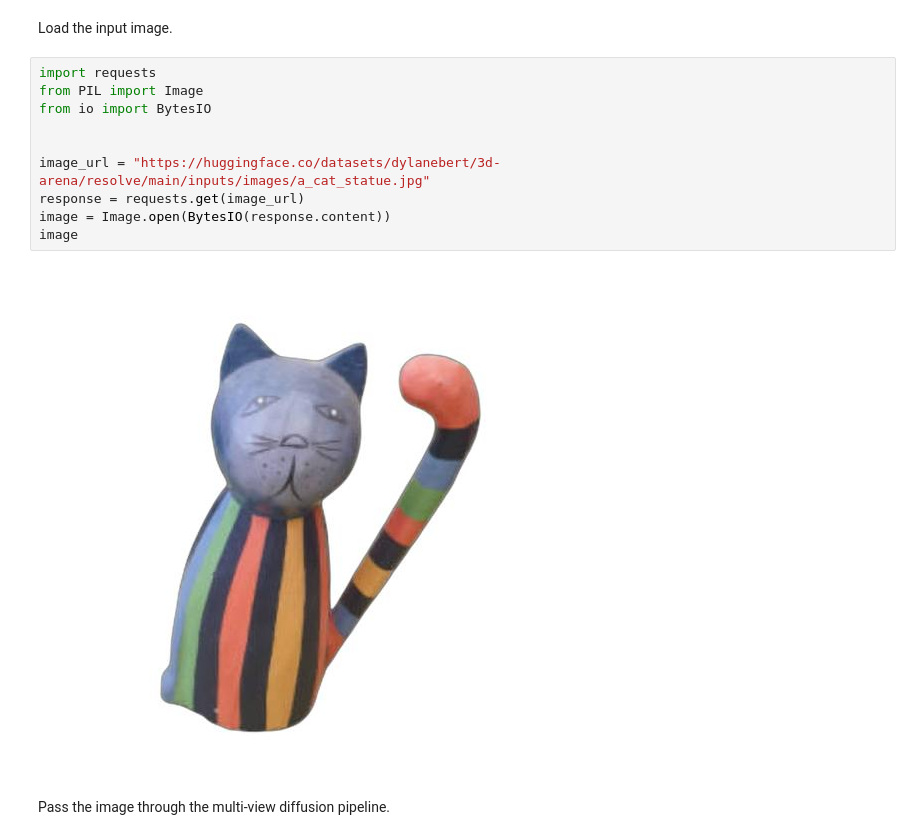
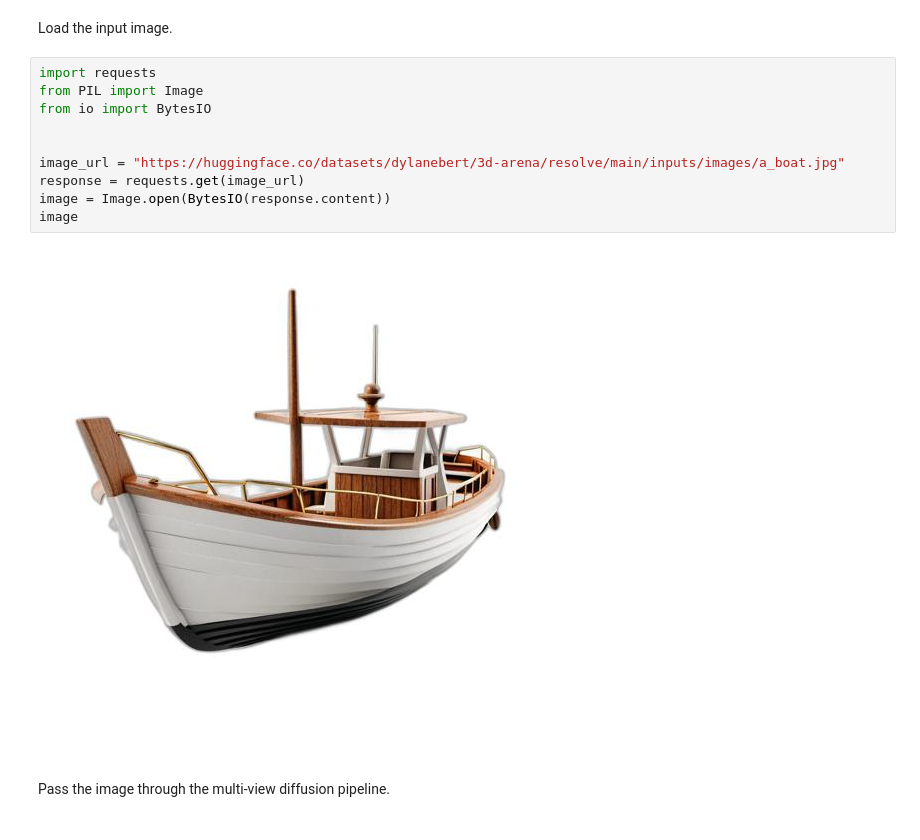
Before and after one commit to binuq8usa/transformers-tutorials, a Jupyter notebook: multi_view_diffusion.ipynb, the cells around one changed output. Saved outputs shown, nothing was run; the diff lists cells and outputs as text.

```diff
--- a/multi_view_diffusion.ipynb
+++ b/multi_view_diffusion.ipynb
@@ -70,15 +76,15 @@ Load the input image.
 # %%
 import requests
 from PIL import Image
 from io import BytesIO
 
 
-image_url = "https://huggingface.co/datasets/dylanebert/3d-arena/resolve/main/inputs/images/a_cat_statue.jpg"
+image_url = "https://huggingface.co/datasets/dylanebert/3d-arena/resolve/main/inputs/images/a_boat.jpg"
 response = requests.get(image_url)
 image = Image.open(BytesIO(response.content))
 image
 # %% [output]
-[figure, old version]
+[figure, new version]
 # %% [markdown]
 Pass the image through the multi-view diffusion pipeline.
 # %%
```
Also changed, not shown: parts of 8 cells of this notebook.
